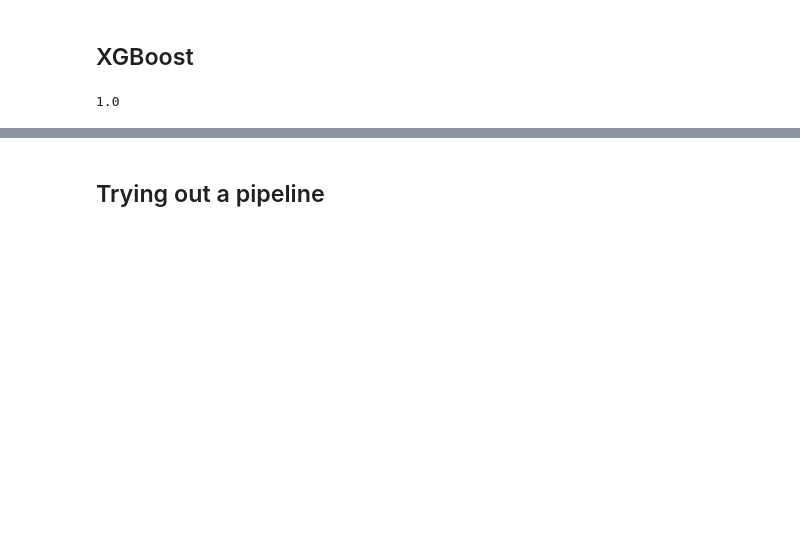
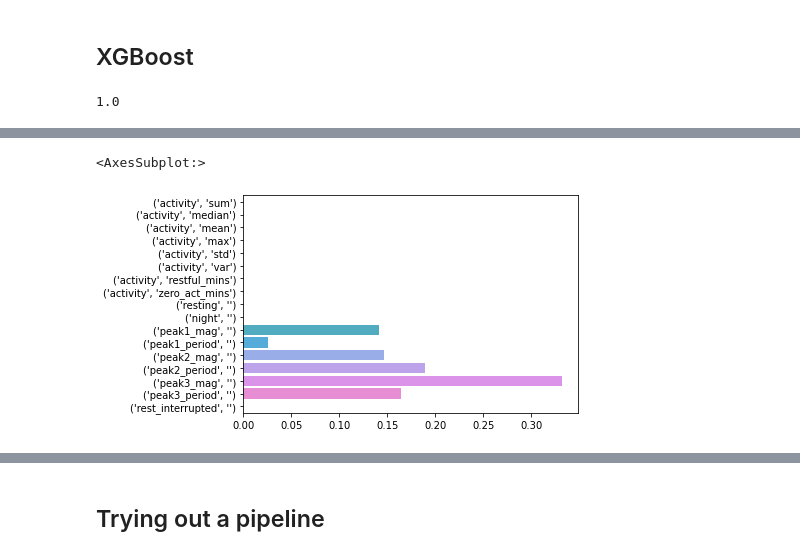
Before and after one commit to mattlegro/MDD-Classification-Project, a Jupyter notebook: modelling.ipynb, the cells around one changed output, grey strips where cells are left out. Drawn from its saved outputs; the diff is of its cells as text; code cells hidden in the pictures; blank space fills up the shorter version.

```diff
--- a/modelling.ipynb
+++ b/modelling.ipynb
@@ -155,3 +178,8 @@ xgb.plot_importance(xgb1)
+# %%
+sns.barplot(x = xgb1.feature_importances_, y = predictors.columns)
+# %% [output]
+<AxesSubplot:>
+[figure, added]
 # %%
 fig, ax = plt.subplots(figsize = (20,16))
 xgb.plot_tree(xgb1,ax=ax)
```
Also changed, not shown: parts of 23 cells of this notebook.
